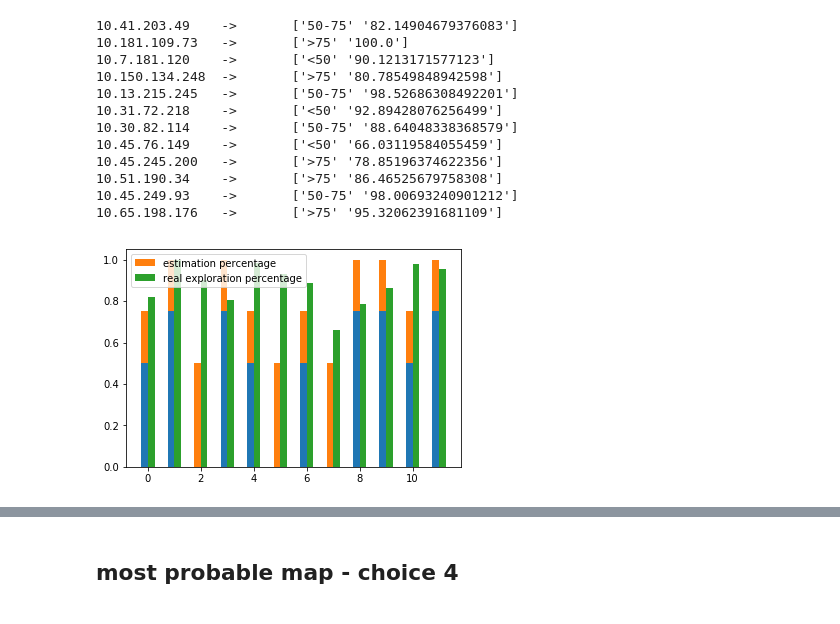
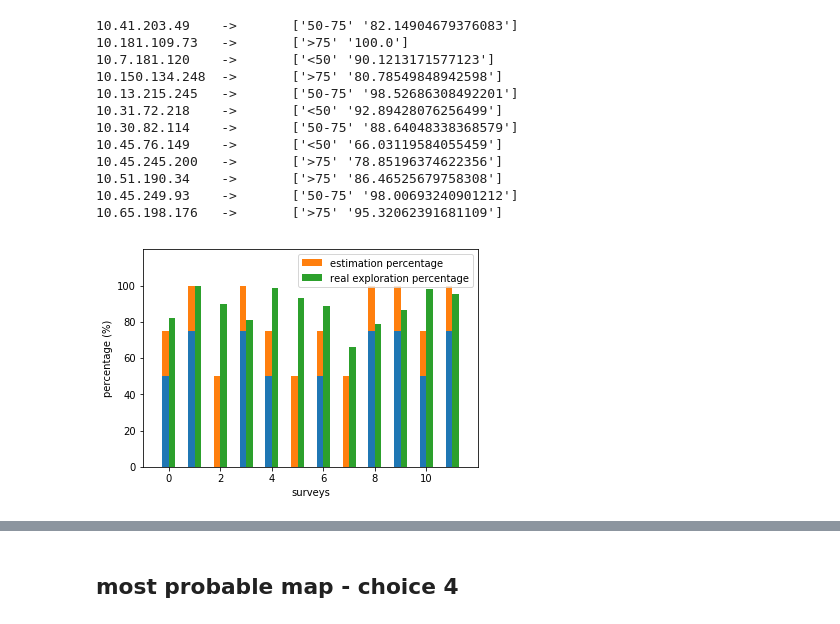
Before and after one commit to Simone94Richter/human-and-robotic-exploration, a Jupyter notebook: python/survey_analysis.ipynb, the cells around one changed output, grey strips where cells are left out. Cells and saved outputs as stored; diff of their text form; code cells hidden in the pictures.

```diff
--- a/python/survey_analysis.ipynb
+++ b/python/survey_analysis.ipynb
@@ -312,14 +311,14 @@ mean:  141.50768791800883
 # %% [markdown]
 ## area explored
 # %%
-def Neighbors(coordinate, r):
+def neighbors(coordinate, r):
     resList = []
     for i in range(-r, r + 1):
         for j in range(-r, r + 1):
             resList.append([coordinate[0] + i, coordinate[1] + j])
     return np.array(resList)
 # %%
-def AreaExplored(fileDir,resultFileName, r, plot=False):
+def areaExplored(fileDir,resultFileName, r, plot=False):
     completePath = fileDir + "/" + resultFileName
 
     countFreeTile = 0
@@ -349,7 +348,7 @@ def AreaExplored(fileDir,resultFileName, r, plot=False):
         x,z = array_position[i].split(",")
         x, z = rotate(int(x),int(z), origin, mapName)
 
-        area = Neighbors([x, z], r)
+        area = neighbors([x, z], r)
         for a in area.tolist():
             if a not in exploredTiles:
                 exploredTiles.append(a)
@@ -443,7 +442,7 @@ while(surveyFinished == False):
                         resultIp = resultData["ip"]
                         resultMap = resultData["mapName"]
                         if resultIp == surveyIp and resultMap == mapUsed:
-                            area = AreaExplored(humanResultDir, fileName_prefix + str(startResultIndex) + fileName_suffix, 3)
+                            area = areaExplored(humanResultDir, fileName_prefix + str(startResultIndex) + fileName_suffix, 3)
                             explored_dict[surveyIp] = np.array([choicethree, area])
                         startResultIndex += 1
                 else:
@@ -557,38 +577,47 @@ for i in explored_dict:
 10.45.249.93    ->       ['50-75' '98.00693240901212']
 10.65.198.176   ->       ['>75' '95.32062391681109']
 # %%
+%matplotlib inline
 index = np.arange(len(explored_dict))
 a1 = np.empty(0)
 a2 = np.empty(0)
 b = np.empty(0)
 
 for key in player_survey_dict.keys():
 
     if explored_dict[key][0] =="<50":
         lowerLimit = 0.0
         upper = 0.5
     if explored_dict[key][0] == "50-75":
         lowerLimit = 0.5
         upper = 0.25
     if explored_dict[key][0] == ">75":
         lowerLimit = 0.75
         upper = 0.25
 
     a1 = np.append(a1, [lowerLimit])
     a2 = np.append(a2, [upper])
 
     b = np.append(b, [float(explored_dict[key][1]) / 100])
 
-
+a1 *= 100
+a2 *= 100
+b *=100
 
 total_width, n = 0.5, 2
 width = total_width / n
 index = index - (total_width - width) / 2
 
 plt.bar(index, a1,  width=width)
 plt.bar(index, a2, bottom=a1, width=width, label='estimation percentage')
 plt.bar(index + width, b , width=width, label='real exploration percentage')
-plt.legend()
+plt.ylabel("percentage (%)")
+plt.xlabel("surveys")
+plt.axis((-1, 12, 0, 120))
+plt.yticks([0,20,40,60,80,100])
+plt.xticks([0,2,4,6,8,10])
+plt.legend(loc = 1)
+plt.grid(False)
 plt.show()
 # %% [output]
-[figure, old version]
+[figure, new version]
```
Also changed, not shown: parts of 6 cells of this notebook, 2 other files.
